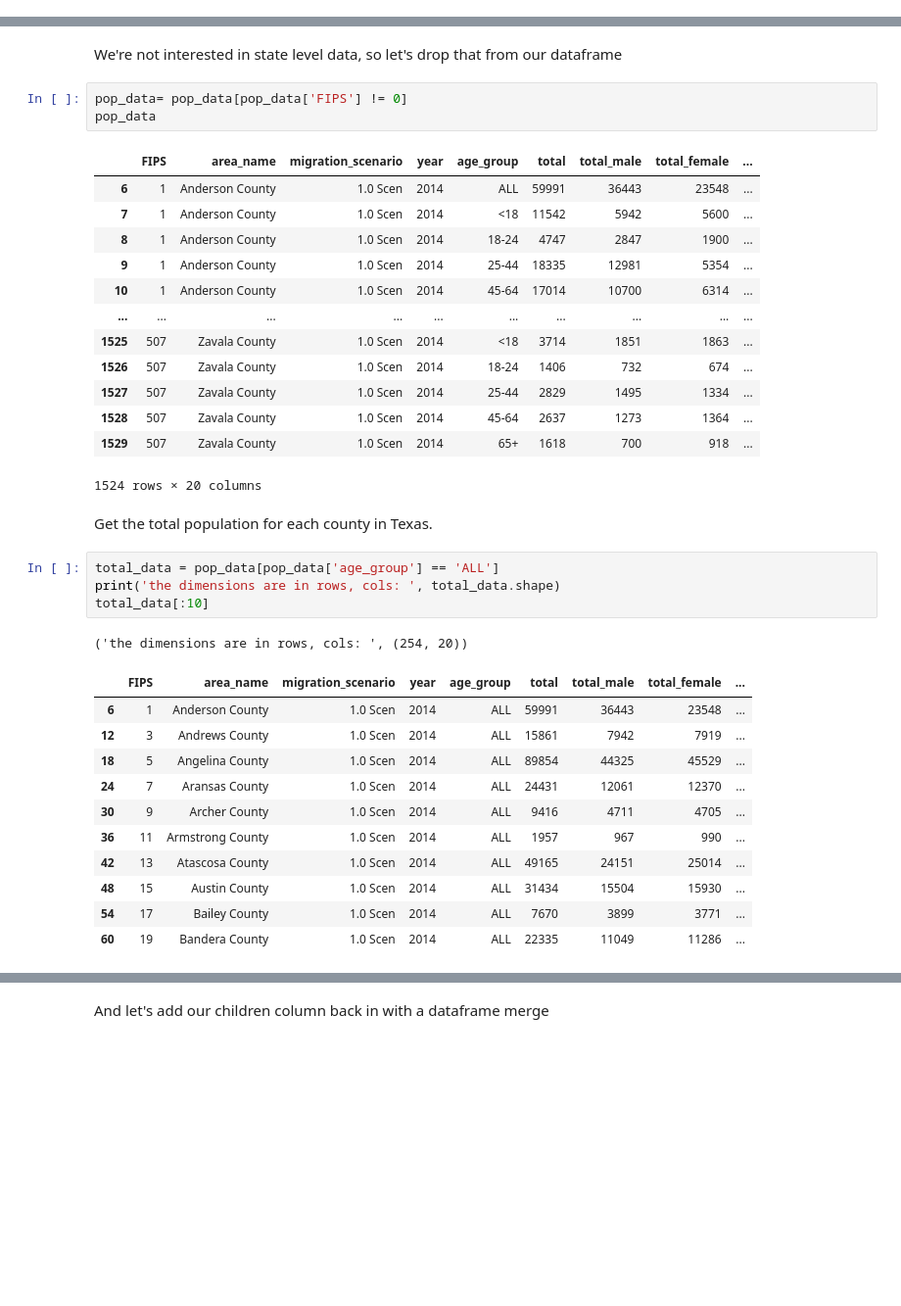
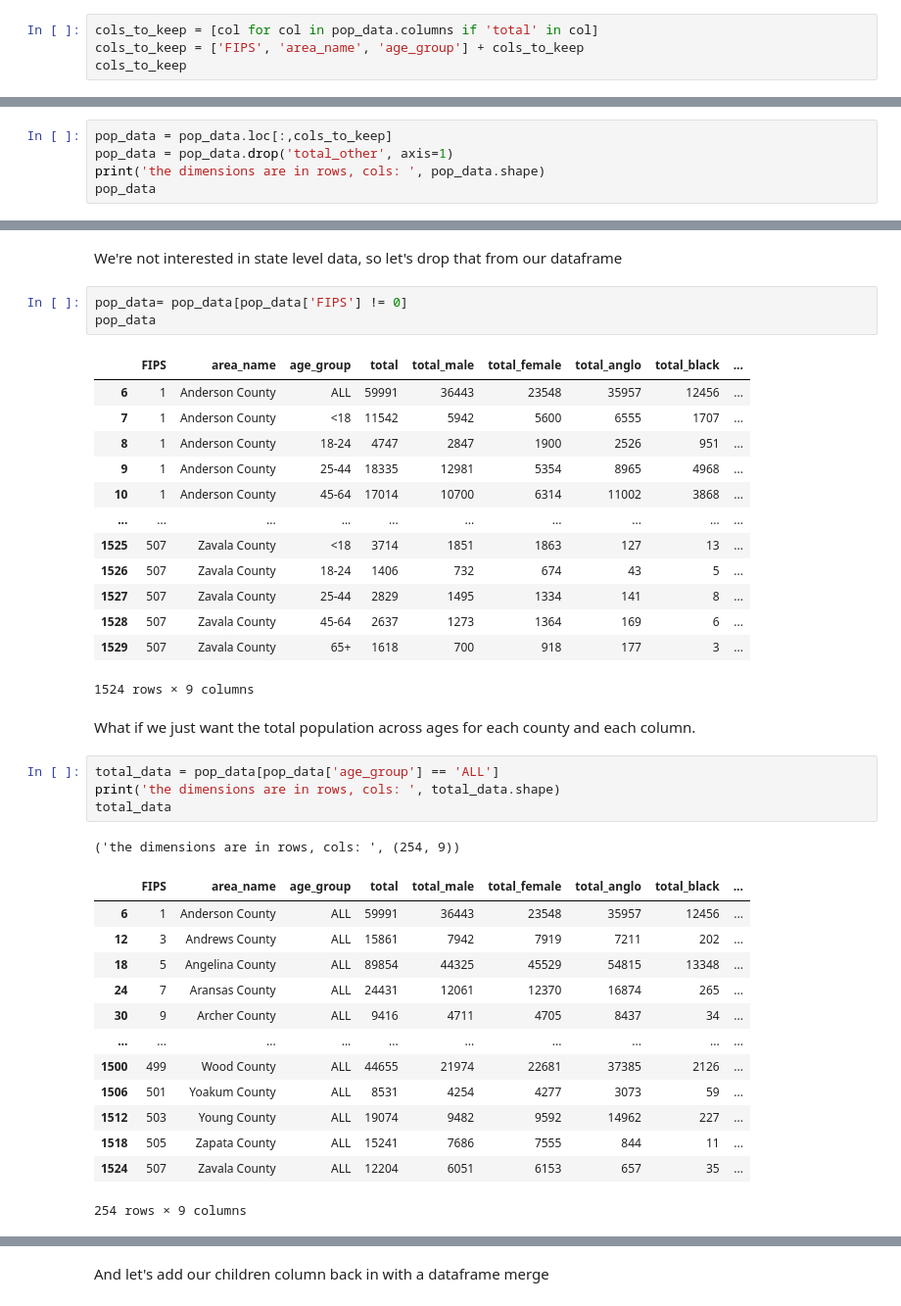
Before and after one commit to rasquith/choroshape, a Jupyter notebook: examples/Talk_example.ipynb, the cells around one changed output, grey strips where cells are left out. Shown at 98% size. Drawn from its saved outputs; the diff is of its cells as text; blank space fills up the shorter version.

```diff
--- a/examples/Talk_example.ipynb
+++ b/examples/Talk_example.ipynb
@@ -48,0 +60,4 @@ pop_data
+# %%
+cols_to_keep = [col for col in pop_data.columns if 'total' in col]
+cols_to_keep = ['FIPS', 'area_name', 'age_group'] + cols_to_keep
+cols_to_keep
@@ -48,0 +77,5 @@ pop_data
+# %%
+pop_data = pop_data.loc[:,cols_to_keep]
+pop_data = pop_data.drop('total_other', axis=1)
+print('the dimensions are in rows, cols: ', pop_data.shape)
+pop_data
@@ -52,35 +102,37 @@ We're not interested in state level data, so let's drop that from our dataframe
 pop_data= pop_data[pop_data['FIPS'] != 0]
 pop_data
 # %% [output]
-|  | FIPS | area_name | migration_scenario | year | age_group | total | total_male | total_female | ... |
-| 6 | 1 | Anderson County | 1.0 Scen | 2014 | ALL | 59991 | 36443 | 23548 | ... |
-| 7 | 1 | Anderson County | 1.0 Scen | 2014 | <18 | 11542 | 5942 | 5600 | ... |
-| 8 | 1 | Anderson County | 1.0 Scen | 2014 | 18-24 | 4747 | 2847 | 1900 | ... |
-| 9 | 1 | Anderson County | 1.0 Scen | 2014 | 25-44 | 18335 | 12981 | 5354 | ... |
-| 10 | 1 | Anderson County | 1.0 Scen | 2014 | 45-64 | 17014 | 10700 | 6314 | ... |
+|  | FIPS | area_name | age_group | total | total_male | total_female | total_anglo | total_black | ... |
+| 6 | 1 | Anderson County | ALL | 59991 | 36443 | 23548 | 35957 | 12456 | ... |
+| 7 | 1 | Anderson County | <18 | 11542 | 5942 | 5600 | 6555 | 1707 | ... |
+| 8 | 1 | Anderson County | 18-24 | 4747 | 2847 | 1900 | 2526 | 951 | ... |
+| 9 | 1 | Anderson County | 25-44 | 18335 | 12981 | 5354 | 8965 | 4968 | ... |
+| 10 | 1 | Anderson County | 45-64 | 17014 | 10700 | 6314 | 11002 | 3868 | ... |
 | ... | ... | ... | ... | ... | ... | ... | ... | ... | ... |
-| 1525 | 507 | Zavala County | 1.0 Scen | 2014 | <18 | 3714 | 1851 | 1863 | ... |
-| 1526 | 507 | Zavala County | 1.0 Scen | 2014 | 18-24 | 1406 | 732 | 674 | ... |
-| 1527 | 507 | Zavala County | 1.0 Scen | 2014 | 25-44 | 2829 | 1495 | 1334 | ... |
-| 1528 | 507 | Zavala County | 1.0 Scen | 2014 | 45-64 | 2637 | 1273 | 1364 | ... |
-| 1529 | 507 | Zavala County | 1.0 Scen | 2014 | 65+ | 1618 | 700 | 918 | ... |
+| 1525 | 507 | Zavala County | <18 | 3714 | 1851 | 1863 | 127 | 13 | ... |
+| 1526 | 507 | Zavala County | 18-24 | 1406 | 732 | 674 | 43 | 5 | ... |
+| 1527 | 507 | Zavala County | 25-44 | 2829 | 1495 | 1334 | 141 | 8 | ... |
+| 1528 | 507 | Zavala County | 45-64 | 2637 | 1273 | 1364 | 169 | 6 | ... |
+| 1529 | 507 | Zavala County | 65+ | 1618 | 700 | 918 | 177 | 3 | ... |
-1524 rows × 20 columns
+1524 rows × 9 columns
 # %% [markdown]
-Get the total population for each county in Texas.
+What if we just want the total population across ages for each county and each column.
 # %%
 total_data = pop_data[pop_data['age_group'] == 'ALL']
 print('the dimensions are in rows, cols: ', total_data.shape)
-total_data[:10]
+total_data
 # %% [output]
-('the dimensions are in rows, cols: ', (254, 20))
+('the dimensions are in rows, cols: ', (254, 9))
-|  | FIPS | area_name | migration_scenario | year | age_group | total | total_male | total_female | ... |
-| 6 | 1 | Anderson County | 1.0 Scen | 2014 | ALL | 59991 | 36443 | 23548 | ... |
-| 12 | 3 | Andrews County | 1.0 Scen | 2014 | ALL | 15861 | 7942 | 7919 | ... |
-| 18 | 5 | Angelina County | 1.0 Scen | 2014 | ALL | 89854 | 44325 | 45529 | ... |
-| 24 | 7 | Aransas County | 1.0 Scen | 2014 | ALL | 24431 | 12061 | 12370 | ... |
-| 30 | 9 | Archer County | 1.0 Scen | 2014 | ALL | 9416 | 4711 | 4705 | ... |
-| 36 | 11 | Armstrong County | 1.0 Scen | 2014 | ALL | 1957 | 967 | 990 | ... |
-| 42 | 13 | Atascosa County | 1.0 Scen | 2014 | ALL | 49165 | 24151 | 25014 | ... |
-| 48 | 15 | Austin County | 1.0 Scen | 2014 | ALL | 31434 | 15504 | 15930 | ... |
-| 54 | 17 | Bailey County | 1.0 Scen | 2014 | ALL | 7670 | 3899 | 3771 | ... |
-| 60 | 19 | Bandera County | 1.0 Scen | 2014 | ALL | 22335 | 11049 | 11286 | ... |
+|  | FIPS | area_name | age_group | total | total_male | total_female | total_anglo | total_black | ... |
+| 6 | 1 | Anderson County | ALL | 59991 | 36443 | 23548 | 35957 | 12456 | ... |
+| 12 | 3 | Andrews County | ALL | 15861 | 7942 | 7919 | 7211 | 202 | ... |
+| 18 | 5 | Angelina County | ALL | 89854 | 44325 | 45529 | 54815 | 13348 | ... |
+| 24 | 7 | Aransas County | ALL | 24431 | 12061 | 12370 | 16874 | 265 | ... |
+| 30 | 9 | Archer County | ALL | 9416 | 4711 | 4705 | 8437 | 34 | ... |
+| ... | ... | ... | ... | ... | ... | ... | ... | ... | ... |
+| 1500 | 499 | Wood County | ALL | 44655 | 21974 | 22681 | 37385 | 2126 | ... |
+| 1506 | 501 | Yoakum County | ALL | 8531 | 4254 | 4277 | 3073 | 59 | ... |
+| 1512 | 503 | Young County | ALL | 19074 | 9482 | 9592 | 14962 | 227 | ... |
+| 1518 | 505 | Zapata County | ALL | 15241 | 7686 | 7555 | 844 | 11 | ... |
+| 1524 | 507 | Zavala County | ALL | 12204 | 6051 | 6153 | 657 | 35 | ... |
+254 rows × 9 columns
```
Also changed, not shown: parts of 40 cells of this notebook, 1 other file.
